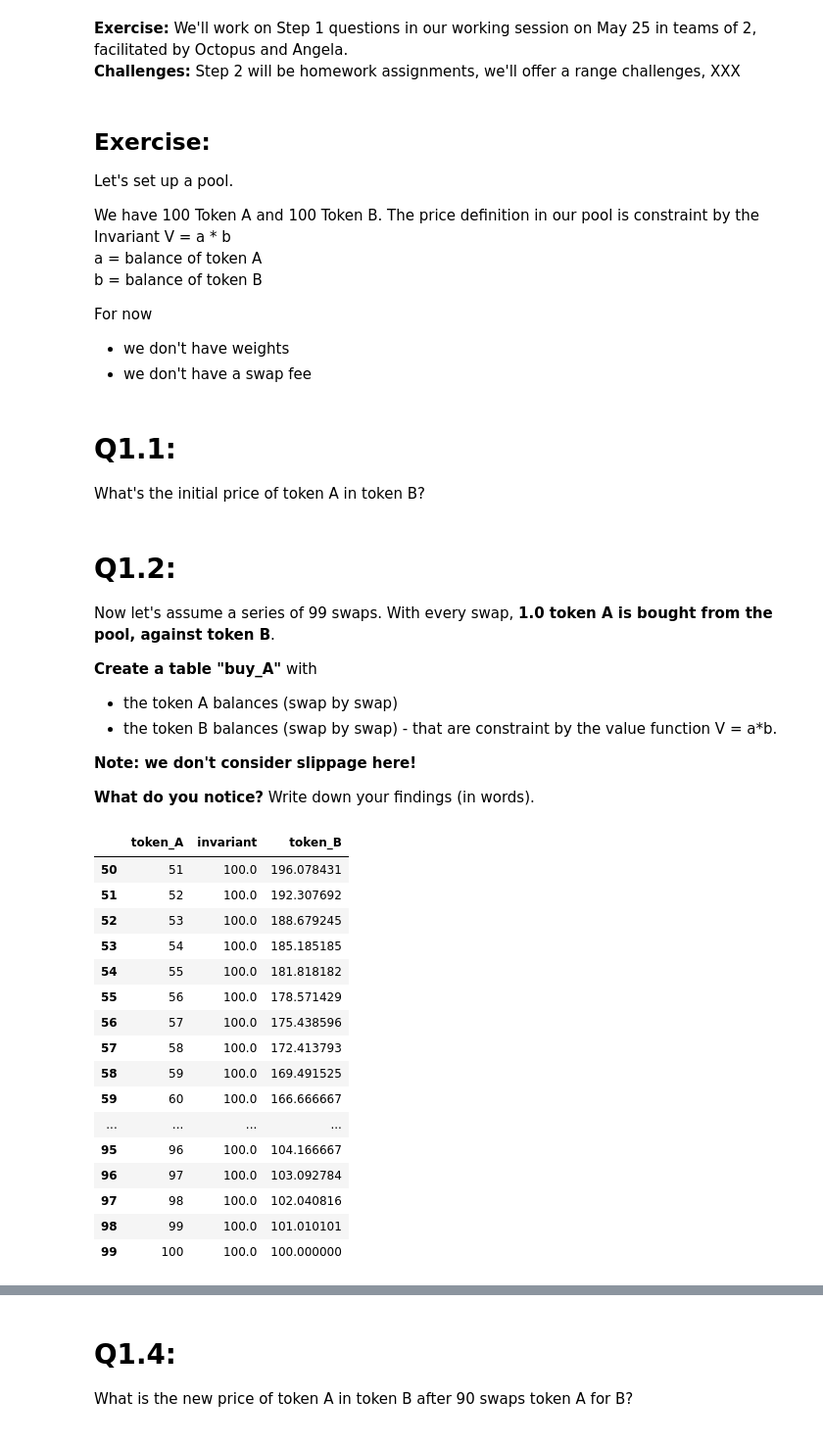
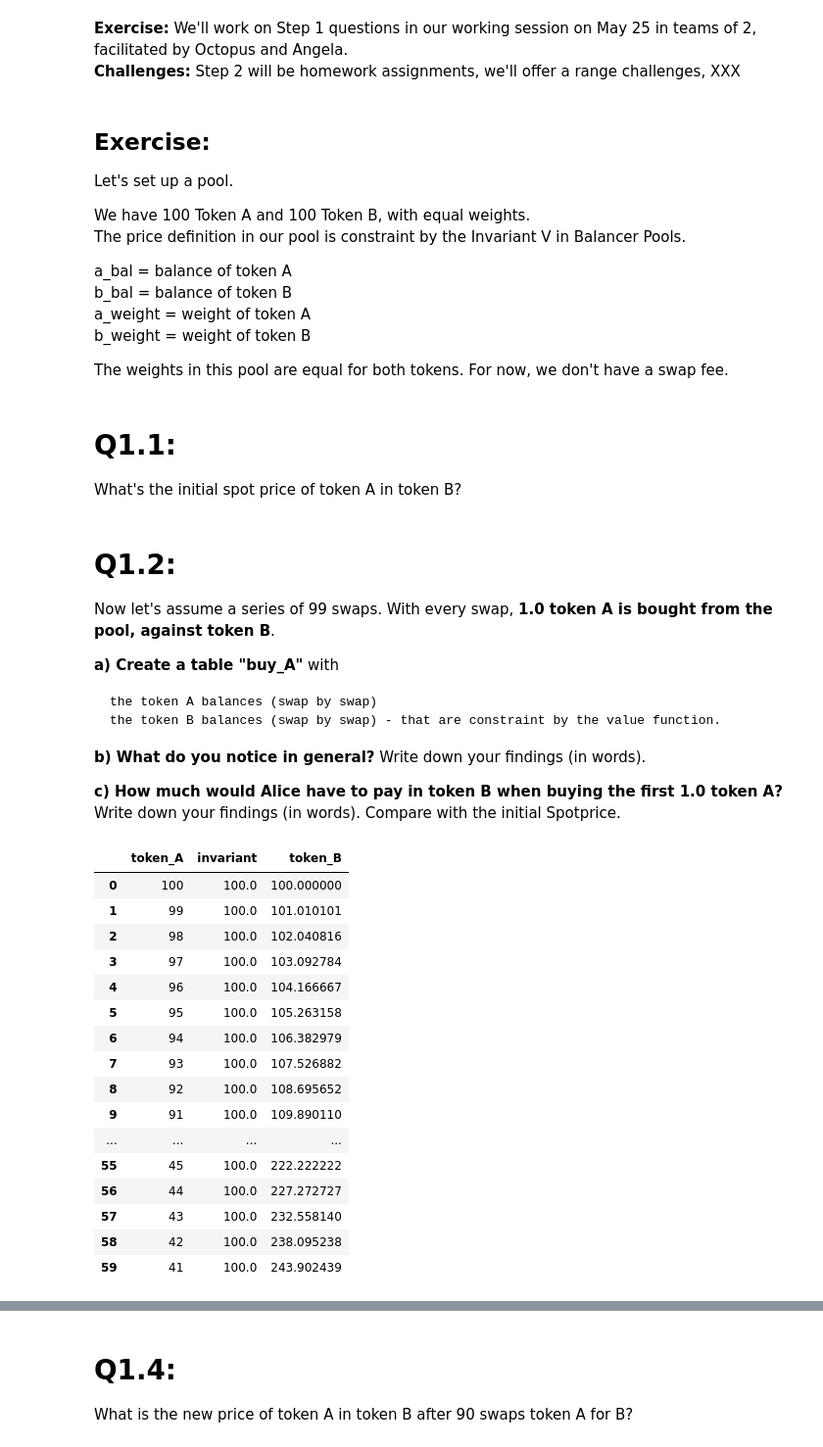
Before and after one commit to TokenEngineeringCommunity/BalancerPools_Model, a Jupyter notebook: Math Challenge-Exercise-inclSol-Angela.ipynb, the cells around one changed output, grey strips where cells are left out. Shown at 98% size. Saved outputs shown, nothing was run; the diff lists cells and outputs as text; code cells hidden in the pictures.

Commit message:
updated Exercise
- according to comments Octopus

```diff
--- a/Math Challenge-Exercise-inclSol-Angela.ipynb
+++ b/Math Challenge-Exercise-inclSol-Angela.ipynb
@@ -9,15 +9,18 @@ This is a series of exercises to gain intuition for the core algorithm in Balanc
 ## Exercise:
 Let's set up a pool.
 
-We have 100 Token A and 100 Token B. The price definition in our pool is constraint by the
-Invariant V = a * b
-a = balance of token A
-b = balance of token B
+We have 100 Token A and 100 Token B, with equal weights.
+The price definition in our pool is constraint by the
+Invariant V in Balancer Pools.
 
-For now
-- we don't have weights
-- we don't have a swap fee
+a_bal = balance of token A
+b_bal = balance of token B
+a_weight = weight of token A
+b_weight = weight of token B
+
+The weights in this pool are equal for both tokens.
+For now, we don't have a swap fee.
 # %% [markdown]
 # Q1.1:
-What's the initial price of token A in token B?
+What's the initial spot price of token A in token B?
 # %%
@@ -26,14 +29,16 @@ What's the initial price of token A in token B?
 # Q1.2:
 Now let's assume a series of 99 swaps. With every swap, **1.0 token A is bought from the pool, against token B**.
 
-**Create a table "buy_A"** with
-- the token A balances (swap by swap)
-- the token B balances (swap by swap) - that are constraint by the value function V = a*b.
+**a) Create a table "buy_A"** with
 
-**Note: we don't consider slippage here!**
+    the token A balances (swap by swap)
+    the token B balances (swap by swap) - that are constraint by the value function.
 
-**What do you notice?**
+**b) What do you notice in general?**
 Write down your findings (in words).
+
+**c) How much would Alice have to pay in token B when buying the first 1.0 token A?**
+Write down your findings (in words). Compare with the initial Spotprice.
 # %%
 import numpy as np
 import pandas as pd
@@ -43,36 +48,35 @@ from plotly.subplots import make_subplots
 # %%
 #set up genesis state
 a_bal = 100 # initial balance
 b_bal = 100 # initial balance
 a_weight = 0.5 #define weight
 b_weight = 0.5 #define weight
 s_f = 0.0 #swap fee
 inv = (a_bal**a_weight)*(b_bal**b_weight) #calculate invariant
-a_vals = pd.Series(range(1,101))
+a_vals = pd.Series(range(100,0,-1))
 #create dataframe with based on a_vals
 buy_A = pd.DataFrame(a_vals, columns=['token_A'])
 buy_A['invariant'] = inv #value required to calculate token B value
 
 #create values for plot, add Y_balances according to current invariant
-buy_A['token_B'] = (buy_A.invariant/(buy_A.token_A**a_weight))**(1/b_weight)# calculate corresponding y_vals according to invariant
+buy_A['token_B'] = (buy_A.invariant/(buy_A.token_A**a_weight))**(1/b_weight)# calculate corresponding token_B value according to invariant
 
-buy_A.tail(50)
-#for example: for the first token A bought, the price in token B is only 50% of the 50st token A bought.
+buy_A.head(60)
 # %% [output]
 |  | token_A | invariant | token_B |
-| 50 | 51 | 100.0 | 196.078431 |
-| 51 | 52 | 100.0 | 192.307692 |
-| 52 | 53 | 100.0 | 188.679245 |
-| 53 | 54 | 100.0 | 185.185185 |
-| 54 | 55 | 100.0 | 181.818182 |
-| 55 | 56 | 100.0 | 178.571429 |
-| 56 | 57 | 100.0 | 175.438596 |
-| 57 | 58 | 100.0 | 172.413793 |
-| 58 | 59 | 100.0 | 169.491525 |
-| 59 | 60 | 100.0 | 166.666667 |
+| 0 | 100 | 100.0 | 100.000000 |
+| 1 | 99 | 100.0 | 101.010101 |
+| 2 | 98 | 100.0 | 102.040816 |
+| 3 | 97 | 100.0 | 103.092784 |
+| 4 | 96 | 100.0 | 104.166667 |
+| 5 | 95 | 100.0 | 105.263158 |
+| 6 | 94 | 100.0 | 106.382979 |
+| 7 | 93 | 100.0 | 107.526882 |
+| 8 | 92 | 100.0 | 108.695652 |
+| 9 | 91 | 100.0 | 109.890110 |
 | ... | ... | ... | ... |
-| 95 | 96 | 100.0 | 104.166667 |
-| 96 | 97 | 100.0 | 103.092784 |
-| 97 | 98 | 100.0 | 102.040816 |
-| 98 | 99 | 100.0 | 101.010101 |
-| 99 | 100 | 100.0 | 100.000000 |
+| 55 | 45 | 100.0 | 222.222222 |
+| 56 | 44 | 100.0 | 227.272727 |
+| 57 | 43 | 100.0 | 232.558140 |
+| 58 | 42 | 100.0 | 238.095238 |
+| 59 | 41 | 100.0 | 243.902439 |
```
Also changed, not shown: parts of 23 cells of this notebook, 1 other file.
